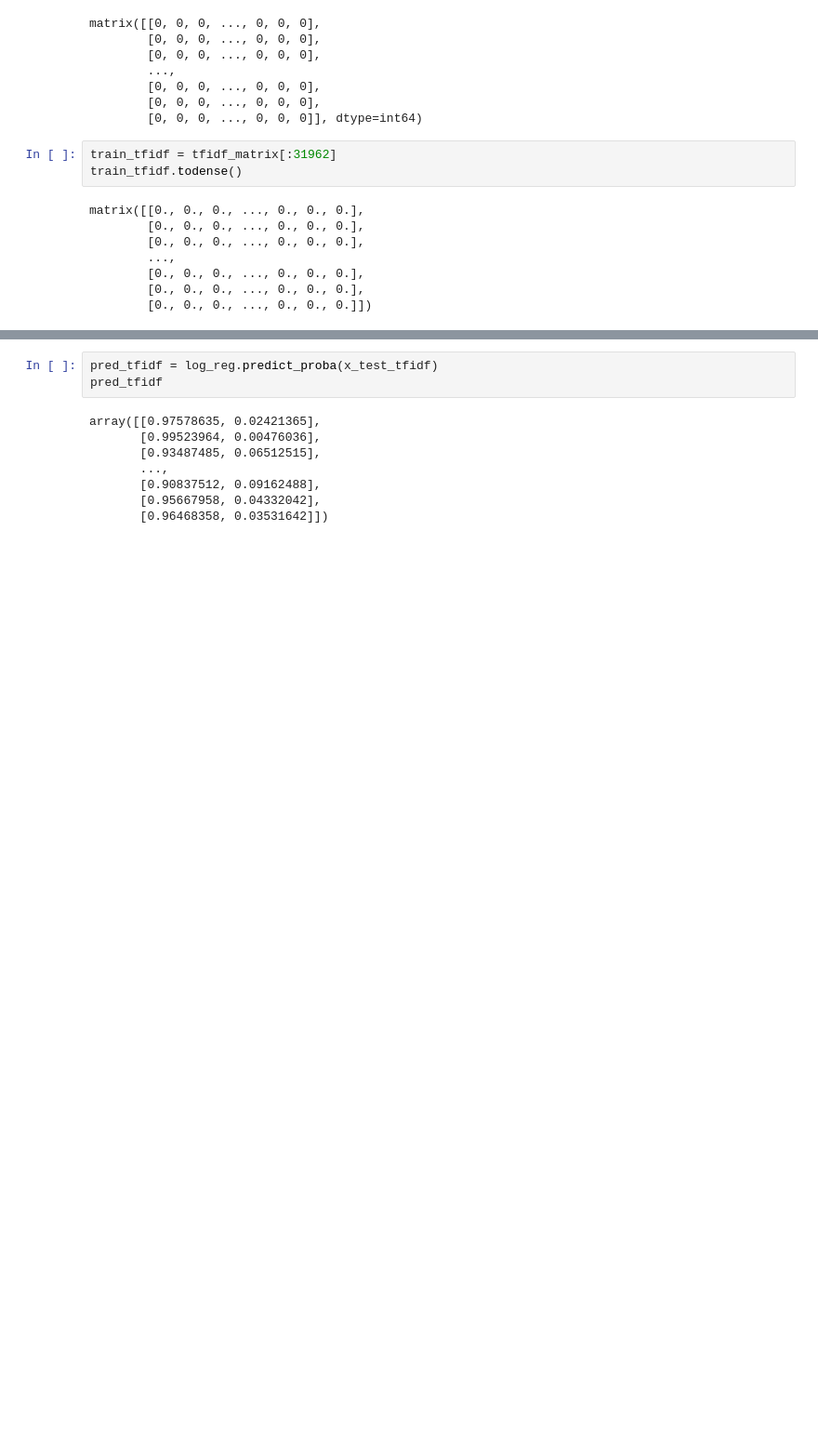
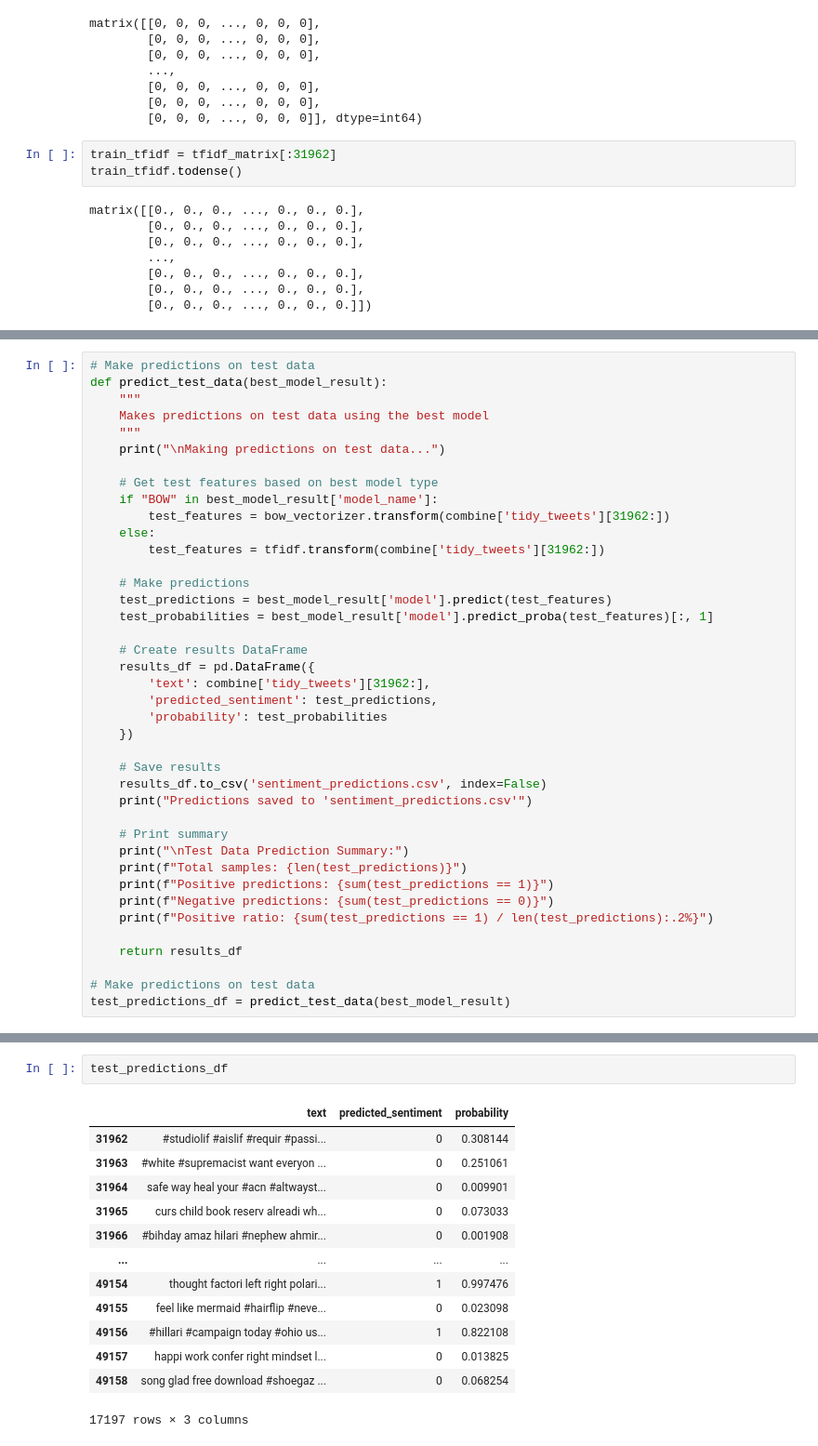
Before and after one commit to Jaswanth1225/TweetVibe, a Jupyter notebook: TweetVibe.ipynb, the cells around one changed output, grey strips where cells are left out. Shown at 93% size. Drawn from its saved outputs; the diff is of its cells as text; blank space fills up the shorter version.

```diff
--- a/TweetVibe.ipynb
+++ b/TweetVibe.ipynb
@@ -404,0 +615,40 @@ LogisticRegression(random_state=0)
+# %%
+# Make predictions on test data
+def predict_test_data(best_model_result):
+    """
+    Makes predictions on test data using the best model
+    """
+    print("\nMaking predictions on test data...")
+
+    # Get test features based on best model type
+    if "BOW" in best_model_result['model_name']:
+        test_features = bow_vectorizer.transform(combine['tidy_tweets'][31962:])
+    else:
+        test_features = tfidf.transform(combine['tidy_tweets'][31962:])
+
+    # Make predictions
+    test_predictions = best_model_result['model'].predict(test_features)
+    test_probabilities = best_model_result['model'].predict_proba(test_features)[:, 1]
+
+    # Create results DataFrame
+    results_df = pd.DataFrame({
+        'text': combine['tidy_tweets'][31962:],
+        'predicted_sentiment': test_predictions,
+        'probability': test_probabilities
+    })
+
+    # Save results
+    results_df.to_csv('sentiment_predictions.csv', index=False)
+    print("Predictions saved to 'sentiment_predictions.csv'")
+
+    # Print summary
+    print("\nTest Data Prediction Summary:")
+    print(f"Total samples: {len(test_predictions)}")
+    print(f"Positive predictions: {sum(test_predictions == 1)}")
+    print(f"Negative predictions: {sum(test_predictions == 0)}")
+    print(f"Positive ratio: {sum(test_predictions == 1) / len(test_predictions):.2%}")
+
+    return results_df
+
+# Make predictions on test data
+test_predictions_df = predict_test_data(best_model_result)
@@ -405,11 +664,16 @@ LogisticRegression(random_state=0)
 # %%
-pred_tfidf = log_reg.predict_proba(x_test_tfidf)
-pred_tfidf
+test_predictions_df
 # %% [output]
+|  | text | predicted_sentiment | probability |
+| 31962 | #studiolif #aislif #requir #passi... | 0 | 0.308144 |
+| 31963 | #white #supremacist want everyon ... | 0 | 0.251061 |
+| 31964 | safe way heal your #acn #altwayst... | 0 | 0.009901 |
+| 31965 | curs child book reserv alreadi wh... | 0 | 0.073033 |
+| 31966 | #bihday amaz hilari #nephew ahmir... | 0 | 0.001908 |
+| ... | ... | ... | ... |
+| 49154 | thought factori left right polari... | 1 | 0.997476 |
+| 49155 | feel like mermaid #hairflip #neve... | 0 | 0.023098 |
+| 49156 | #hillari #campaign today #ohio us... | 1 | 0.822108 |
+| 49157 | happi work confer right mindset l... | 0 | 0.013825 |
+| 49158 | song glad free download #shoegaz ... | 0 | 0.068254 |
-array([[0.97578635, 0.02421365],
-       [0.99523964, 0.00476036],
-       [0.93487485, 0.06512515],
-       ...,
-       [0.90837512, 0.09162488],
-       [0.95667958, 0.04332042],
-       [0.96468358, 0.03531642]])
+17197 rows × 3 columns
```
Also changed, not shown: parts of 23 cells of this notebook.
